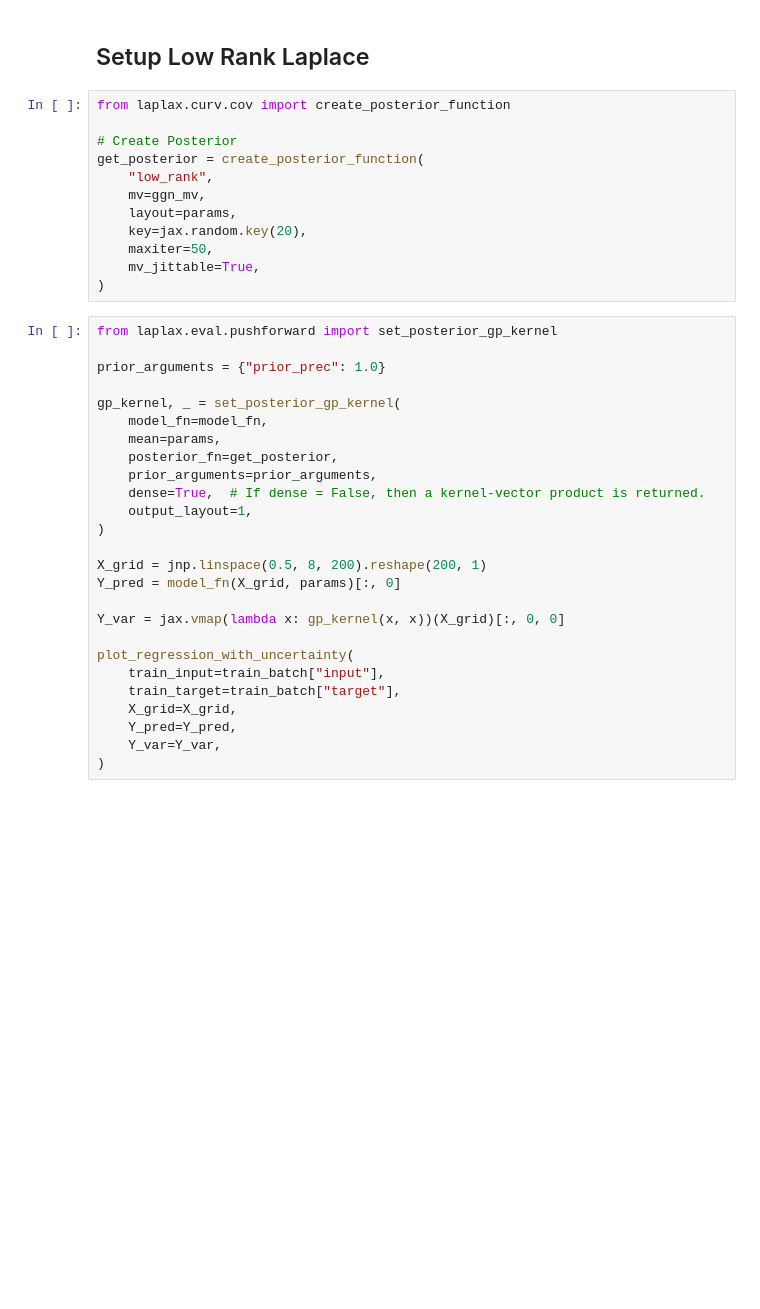
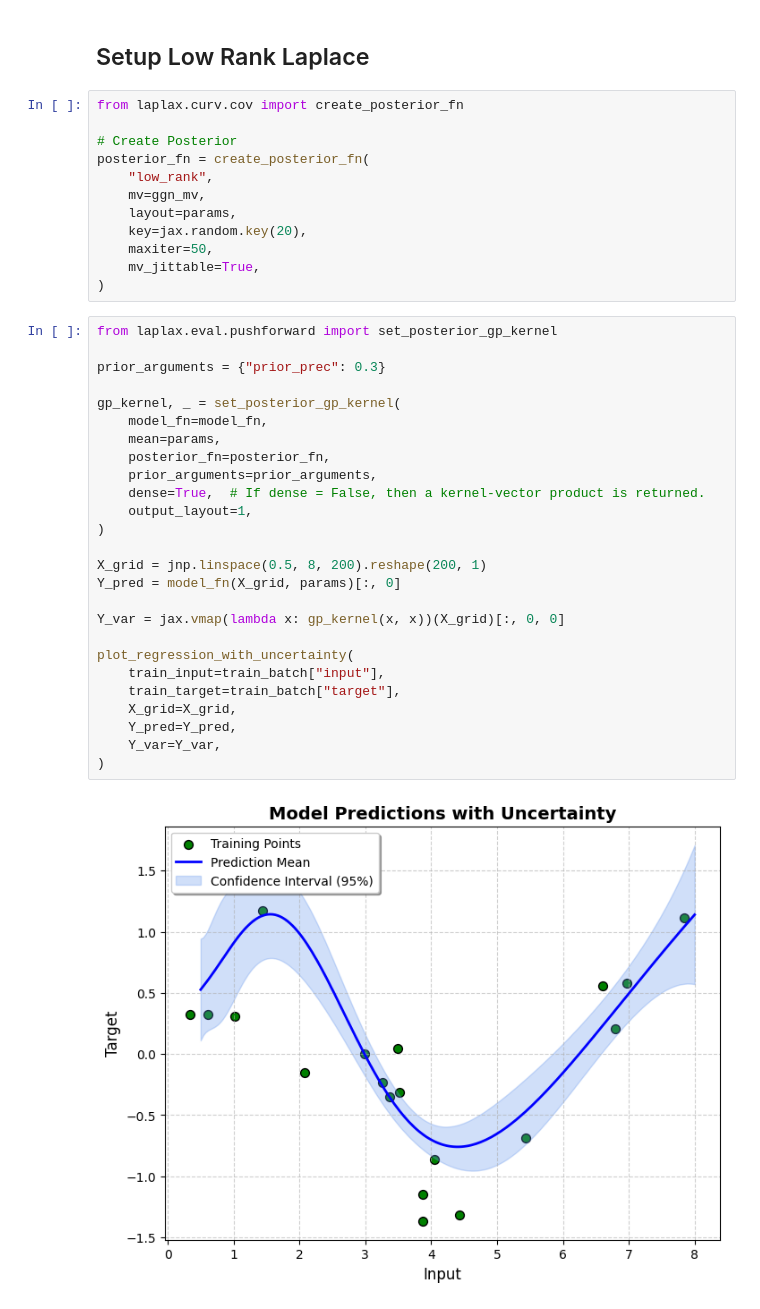
Before and after one commit to lenardrommel/laplax, a Jupyter notebook: examples/0001_posterior_gp_kernel.ipynb, the cells around one changed output. Saved outputs shown, nothing was run; the diff lists cells and outputs as text; blank space fills up the shorter version.

```diff
--- a/examples/0001_posterior_gp_kernel.ipynb
+++ b/examples/0001_posterior_gp_kernel.ipynb
@@ -121,10 +133,10 @@ plot_regression_with_uncertainty(
 # %% [markdown]
 ## Setup Low Rank Laplace
 # %%
-from laplax.curv.cov import create_posterior_function
+from laplax.curv.cov import create_posterior_fn
 
 # Create Posterior
-get_posterior = create_posterior_function(
+posterior_fn = create_posterior_fn(
     "low_rank",
     mv=ggn_mv,
     layout=params,
@@ -135,26 +147,28 @@ get_posterior = create_posterior_function(
 # %%
 from laplax.eval.pushforward import set_posterior_gp_kernel
 
-prior_arguments = {"prior_prec": 1.0}
+prior_arguments = {"prior_prec": 0.3}
 
 gp_kernel, _ = set_posterior_gp_kernel(
     model_fn=model_fn,
     mean=params,
-    posterior_fn=get_posterior,
+    posterior_fn=posterior_fn,
     prior_arguments=prior_arguments,
     dense=True,  # If dense = False, then a kernel-vector product is returned.
     output_layout=1,
 )
 
 X_grid = jnp.linspace(0.5, 8, 200).reshape(200, 1)
 Y_pred = model_fn(X_grid, params)[:, 0]
 
 Y_var = jax.vmap(lambda x: gp_kernel(x, x))(X_grid)[:, 0, 0]
 
 plot_regression_with_uncertainty(
     train_input=train_batch["input"],
     train_target=train_batch["target"],
     X_grid=X_grid,
     Y_pred=Y_pred,
     Y_var=Y_var,
 )
+# %% [output]
+[figure, added]
```
Also changed, not shown: parts of 5 cells of this notebook, 1 other file.
